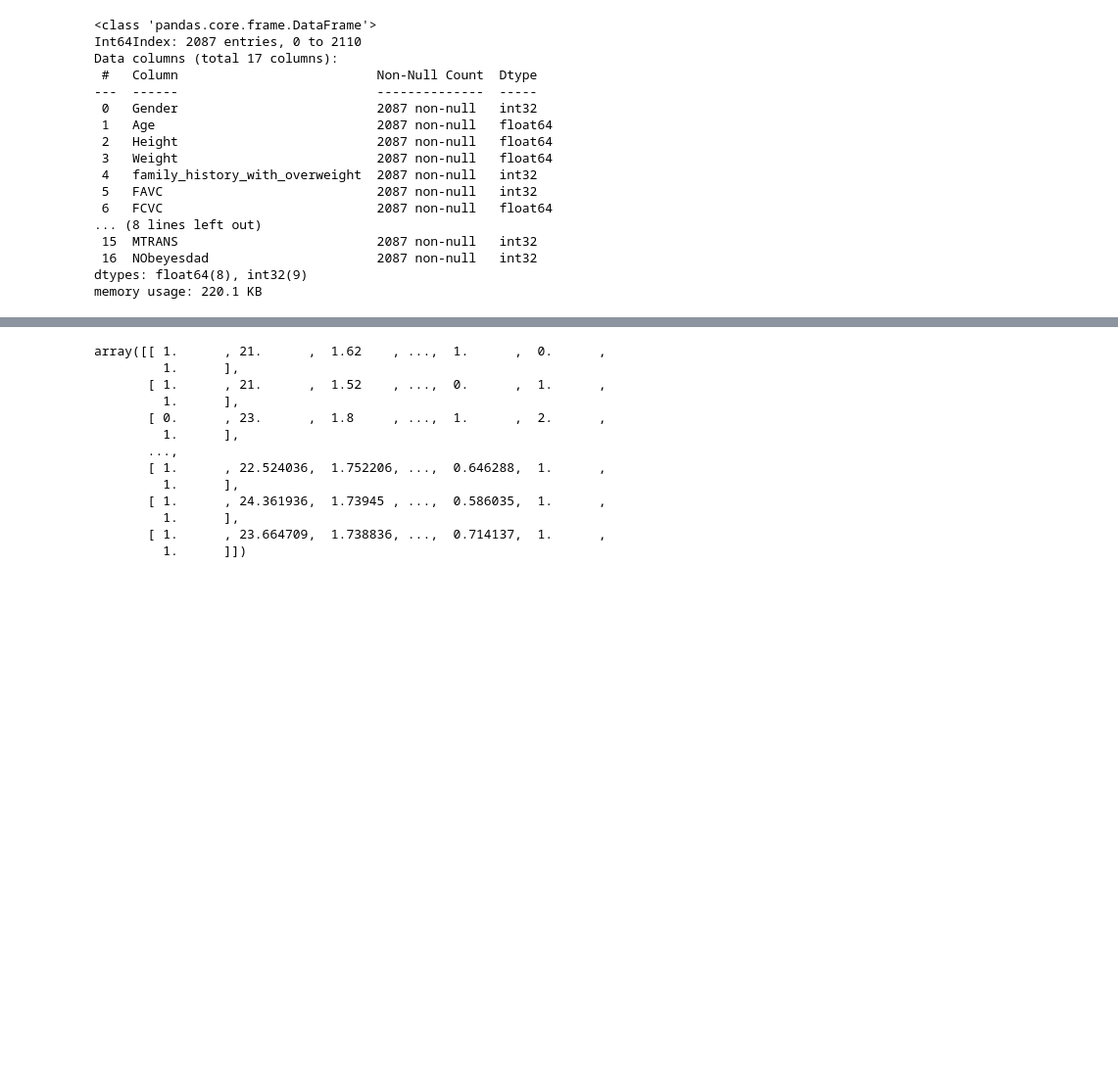
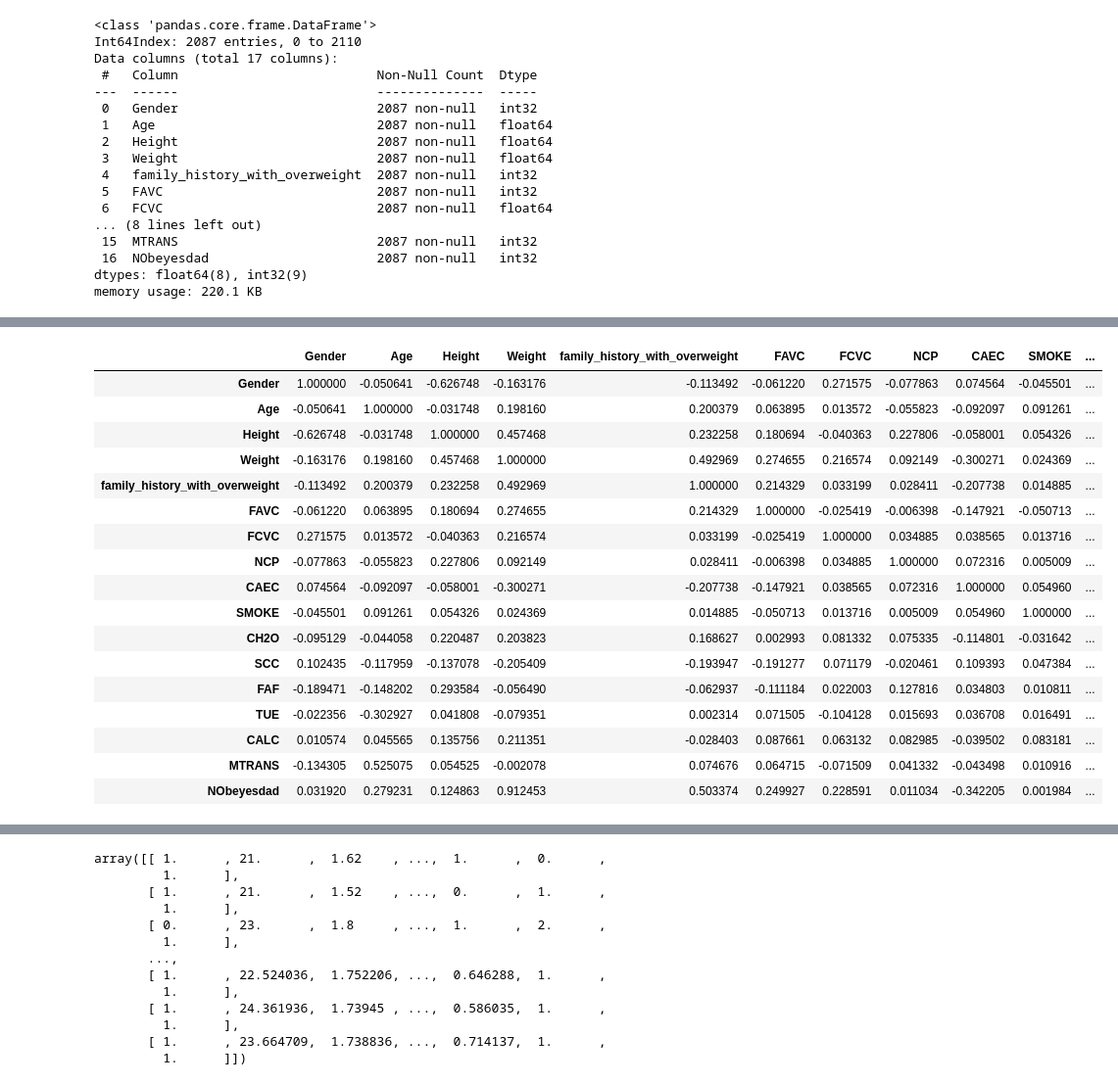
Before and after one commit to sumathisrini/ML_classification_Individual_Project, a Jupyter notebook: Project_obesity.ipynb, the cells around one changed output, grey strips where cells are left out. Shown at 98% size. Drawn from its saved outputs; the diff is of its cells as text; code cells hidden in the pictures; blank space fills up the shorter version.

```diff
--- a/Project_obesity.ipynb
+++ b/Project_obesity.ipynb
@@ -361,0 +378,21 @@ memory usage: 220.1 KB
+# %%
+df.corr()
+# %% [output]
+|  | Gender | Age | Height | Weight | family_history_with_overweight | FAVC | FCVC | NCP | CAEC | SMOKE | ... |
+| Gender | 1.000000 | -0.050641 | -0.626748 | -0.163176 | -0.113492 | -0.061220 | 0.271575 | -0.077863 | 0.074564 | -0.045501 | ... |
+| Age | -0.050641 | 1.000000 | -0.031748 | 0.198160 | 0.200379 | 0.063895 | 0.013572 | -0.055823 | -0.092097 | 0.091261 | ... |
+| Height | -0.626748 | -0.031748 | 1.000000 | 0.457468 | 0.232258 | 0.180694 | -0.040363 | 0.227806 | -0.058001 | 0.054326 | ... |
+| Weight | -0.163176 | 0.198160 | 0.457468 | 1.000000 | 0.492969 | 0.274655 | 0.216574 | 0.092149 | -0.300271 | 0.024369 | ... |
+| family_history_with_overweight | -0.113492 | 0.200379 | 0.232258 | 0.492969 | 1.000000 | 0.214329 | 0.033199 | 0.028411 | -0.207738 | 0.014885 | ... |
+| FAVC | -0.061220 | 0.063895 | 0.180694 | 0.274655 | 0.214329 | 1.000000 | -0.025419 | -0.006398 | -0.147921 | -0.050713 | ... |
+| FCVC | 0.271575 | 0.013572 | -0.040363 | 0.216574 | 0.033199 | -0.025419 | 1.000000 | 0.034885 | 0.038565 | 0.013716 | ... |
+| NCP | -0.077863 | -0.055823 | 0.227806 | 0.092149 | 0.028411 | -0.006398 | 0.034885 | 1.000000 | 0.072316 | 0.005009 | ... |
+| CAEC | 0.074564 | -0.092097 | -0.058001 | -0.300271 | -0.207738 | -0.147921 | 0.038565 | 0.072316 | 1.000000 | 0.054960 | ... |
+| SMOKE | -0.045501 | 0.091261 | 0.054326 | 0.024369 | 0.014885 | -0.050713 | 0.013716 | 0.005009 | 0.054960 | 1.000000 | ... |
+| CH2O | -0.095129 | -0.044058 | 0.220487 | 0.203823 | 0.168627 | 0.002993 | 0.081332 | 0.075335 | -0.114801 | -0.031642 | ... |
+| SCC | 0.102435 | -0.117959 | -0.137078 | -0.205409 | -0.193947 | -0.191277 | 0.071179 | -0.020461 | 0.109393 | 0.047384 | ... |
+| FAF | -0.189471 | -0.148202 | 0.293584 | -0.056490 | -0.062937 | -0.111184 | 0.022003 | 0.127816 | 0.034803 | 0.010811 | ... |
+| TUE | -0.022356 | -0.302927 | 0.041808 | -0.079351 | 0.002314 | 0.071505 | -0.104128 | 0.015693 | 0.036708 | 0.016491 | ... |
+| CALC | 0.010574 | 0.045565 | 0.135756 | 0.211351 | -0.028403 | 0.087661 | 0.063132 | 0.082985 | -0.039502 | 0.083181 | ... |
+| MTRANS | -0.134305 | 0.525075 | 0.054525 | -0.002078 | 0.074676 | 0.064715 | -0.071509 | 0.041332 | -0.043498 | 0.010916 | ... |
+| NObeyesdad | 0.031920 | 0.279231 | 0.124863 | 0.912453 | 0.503374 | 0.249927 | 0.228591 | 0.011034 | -0.342205 | 0.001984 | ... |
```
Also changed, not shown: parts of 15 cells of this notebook.
